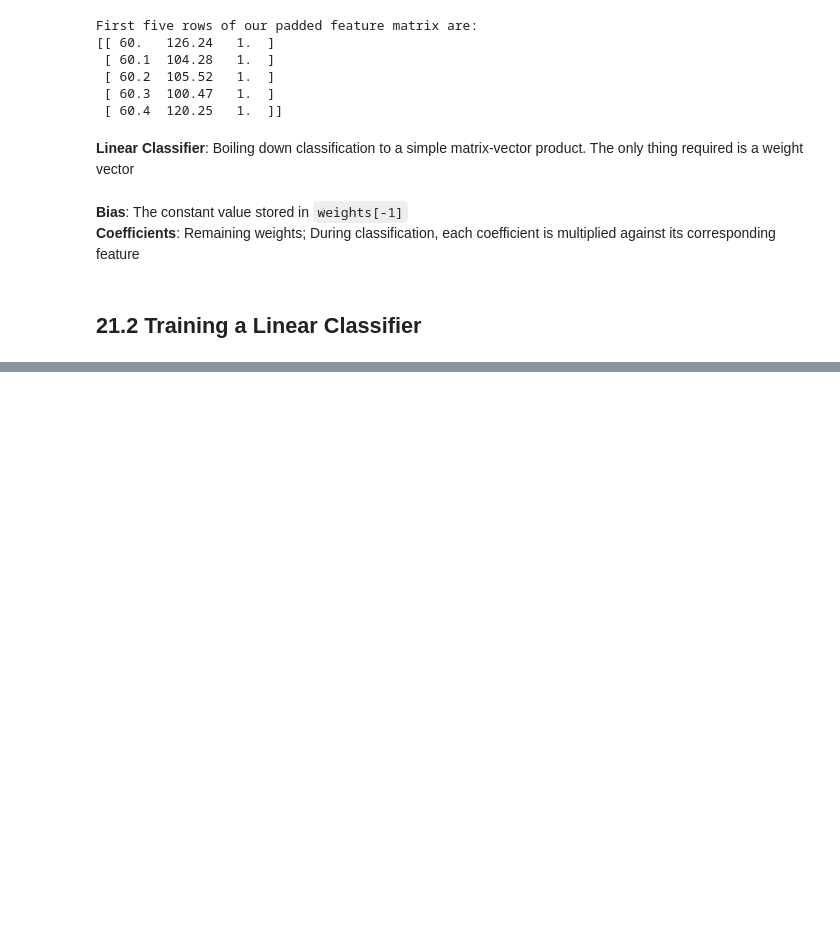
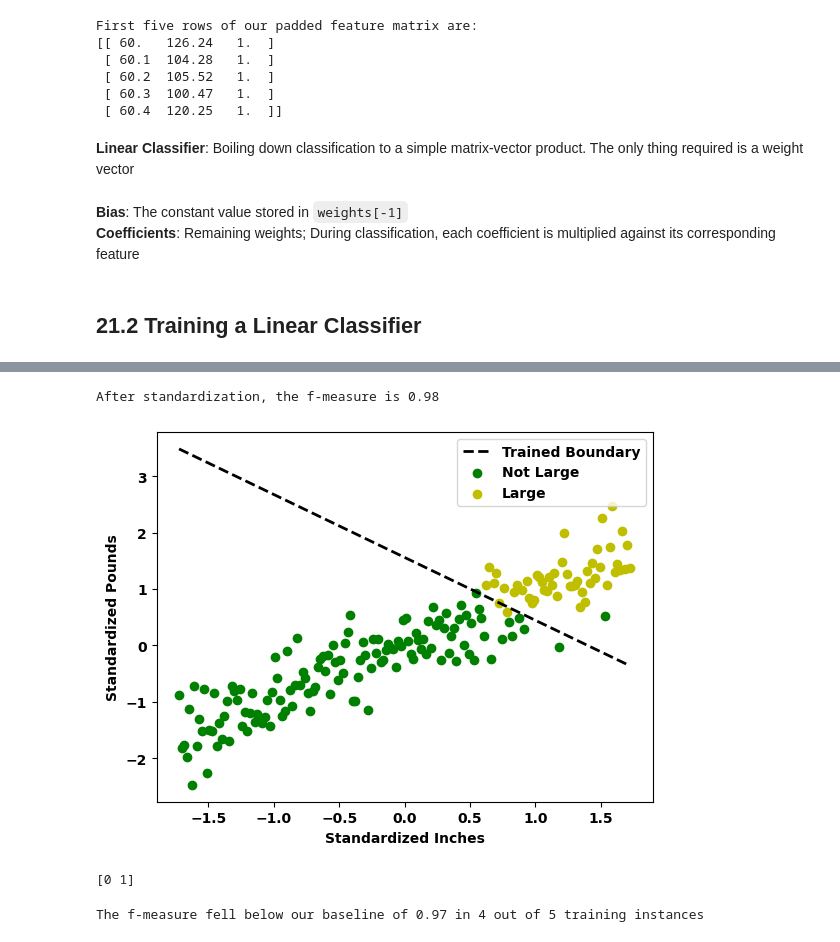
Before and after one commit to IanSinColorado/DataScienceBootcamp, a Jupyter notebook: Chapter21.ipynb, the cells around one changed output, grey strips where cells are left out. Cells and saved outputs as stored; diff of their text form; code cells hidden in the pictures; blank space fills up the shorter version.

```diff
--- a/Chapter21.ipynb
+++ b/Chapter21.ipynb
@@ -113,0 +293,40 @@ assert predictions.tolist() == y_pred
+# %%
+# Standardizing the feature matrix
+def standardize(X):
+    return (X - means) / stds
+
+X_s = standardize(X)
+assert np.allclose(X_s.mean(axis=0), 0)
+assert np.allclose(X_s.std(axis=0), 1)
+# %%
+# Training on the standardized feature matrix
+np.random.seed(0)
+weights, f_measures = train(X_s, y)
+print(f'After standardization, the f-measure is {f_measures[-1]:.2f}')
+
+def plot_boundary(weights):
+    a, b, c = weights
+    new_boundary = lambda x: -(a * x + c) / b
+    plt.plot(X_s[:,0], new_boundary(X_s[:,0]), color='k', linestyle='--', label='Trained Boundary', linewidth=2)
+    plot_customers(X_s, y, xlabel='Standardized Inches', ylabel='Standardized Pounds')
+    plt.legend()
+    plt.plot()
+
+plot_boundary(weights)
+# %% [output]
+After standardization, the f-measure is 0.98
+[figure, added]
+# %%
+# Standardizing new classifier inputs
+new_data = np.array([[63, 110], [76, 199]])
+predictions = linear_classifier(standardize(new_data), weights)
+print(predictions)
+# %% [output]
+[0 1]
+# %%
+# Checking a perceptron's training consistency
+np.random.seed(0)
+poor_train_count = sum([train(X_s, y)[1][-1] < 0.97 for _ in range(5)])
+print(f"The f-measure fell below our baseline of 0.97 in {poor_train_count} out of 5 training instances")
+# %% [output]
+The f-measure fell below our baseline of 0.97 in 4 out of 5 training instances
```
Also changed, not shown: parts of 49 cells of this notebook.
